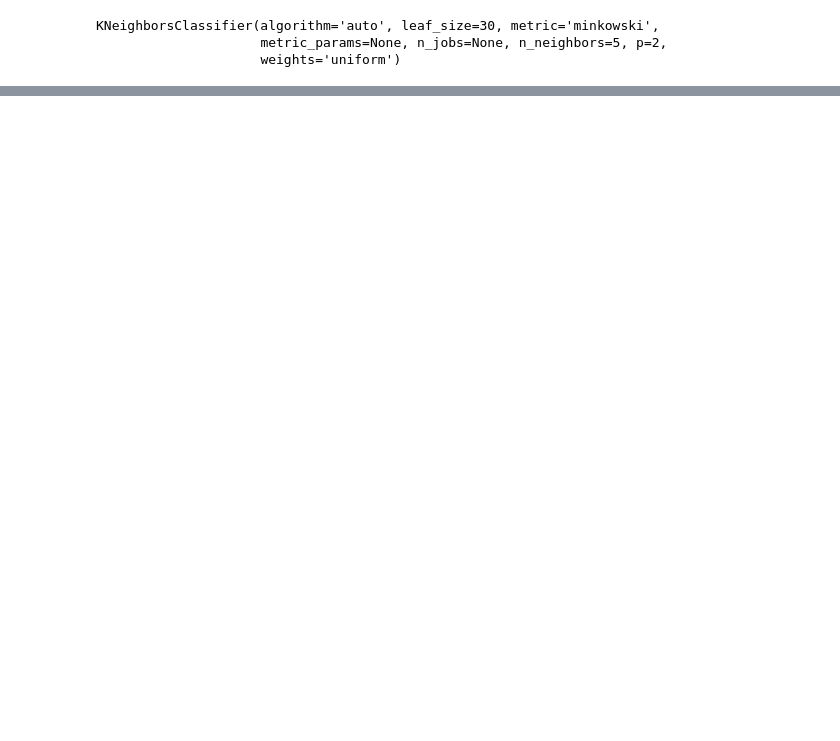
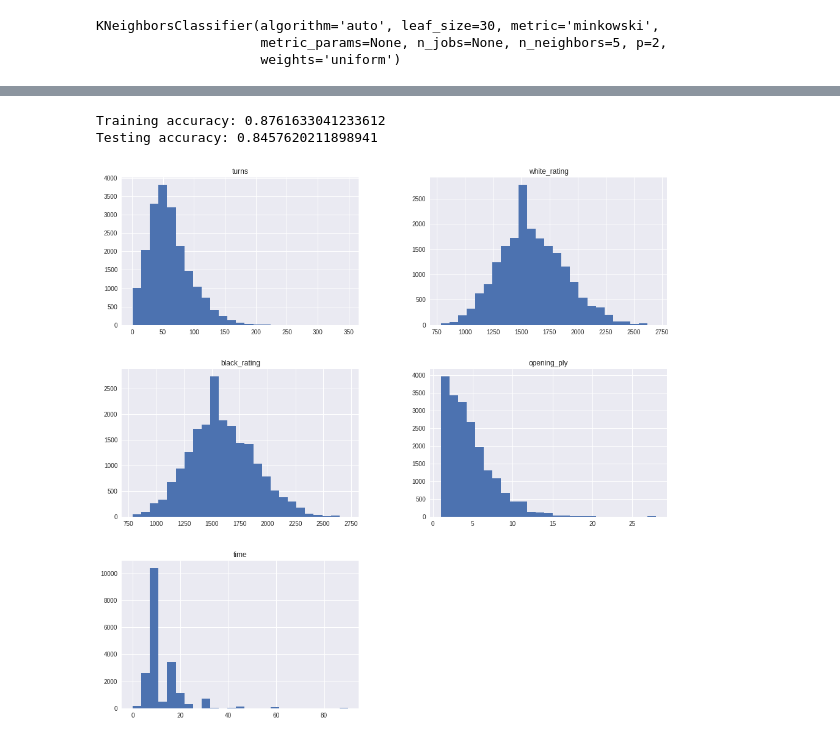
Before and after one commit to dylanahola/Chess_Learning_Algorithm, a Jupyter notebook: ChessProject2.ipynb, the cells around one changed output, grey strips where cells are left out. Saved outputs shown, nothing was run; the diff lists cells and outputs as text; code cells hidden in the pictures; blank space fills up the shorter version.

```diff
--- a/ChessProject2.ipynb
+++ b/ChessProject2.ipynb
@@ -441,0 +524,6 @@ Testing accuracy: 0.5138549307253464
+# %%
+print('Training accuracy:', lgbm.score(X_train, y_train))
+print('Testing accuracy:', lgbm.score(X_test, y_test))
+# %% [output]
+Training accuracy: 0.8761633041233612
+Testing accuracy: 0.8457620211898941
@@ -441,0 +536,11 @@ Testing accuracy: 0.5138549307253464
+# %%
+plt.style.use('seaborn')
+plt.bar(df['winner'], df['white_rating']);
+plt.bar(df['winner'], df['black_rating']);
+plt.title('Match Winner by Player Rating', fontsize = 15);
+plt.ylabel("Player Rating", fontsize = 15);
+plt.xlabel('Winner of Match', fontsize = 15);
+# %%
+df.loc[:,:].hist(bins=25, figsize= (16,16));
+# %% [output]
+[figure, added]
```
Also changed, not shown: parts of 36 cells of this notebook.
